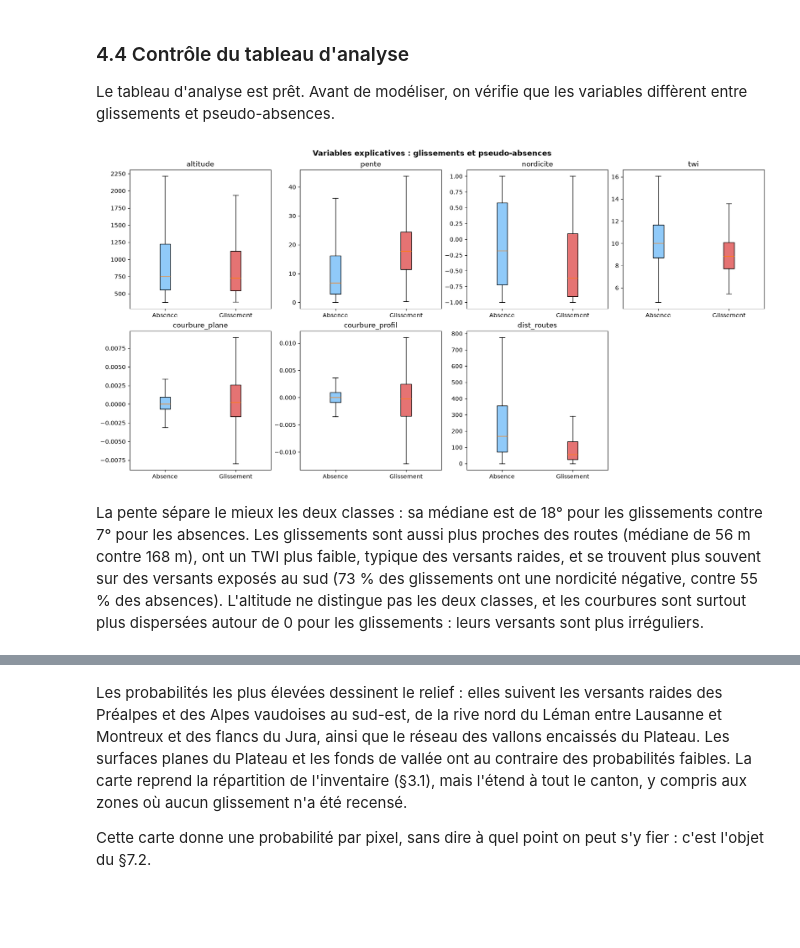
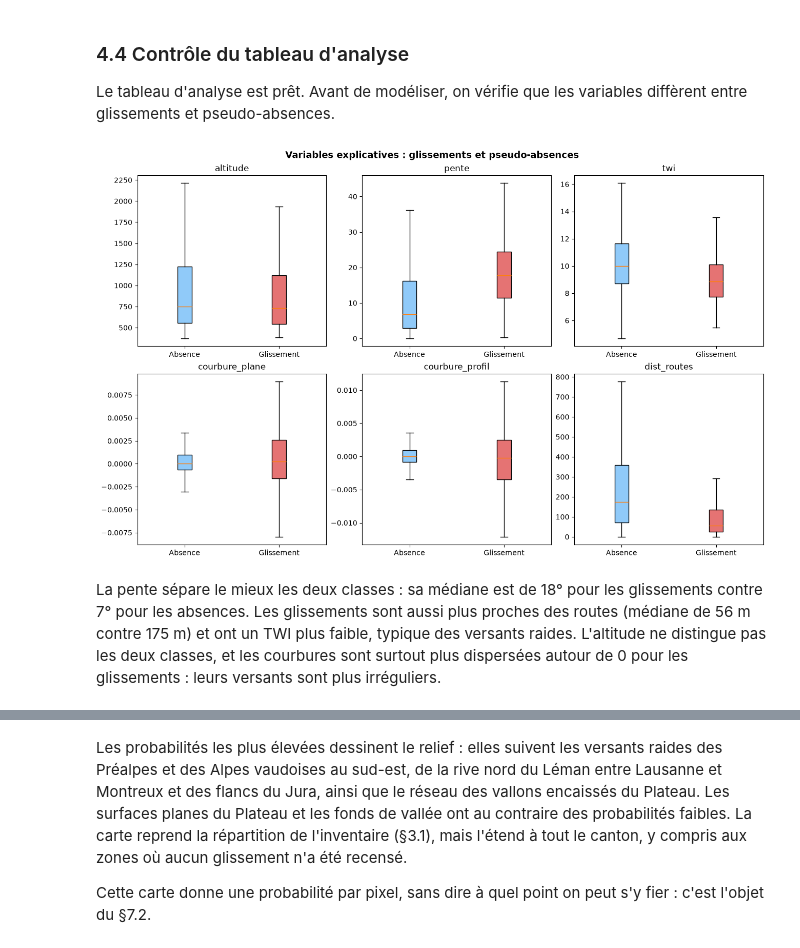
Before and after one commit to TidianeLuyet/2026_Geoinformatique_II, a Jupyter notebook: tps/python/project_example_landslides.ipynb, the cells around one changed output, grey strips where cells are left out. Saved outputs shown, nothing was run; the diff lists cells and outputs as text; code cells hidden in the pictures; blank space fills up the shorter version.

```diff
--- a/tps/python/project_example_landslides.ipynb
+++ b/tps/python/project_example_landslides.ipynb
@@ -270,30 +269,13 @@ On lit les six rasters sources, qui partagent la même grille (§2.2), en rempla
 # %%
-VARIABLES = ['altitude', 'pente', 'nordicite', 'twi', 'courbure_plane', 'courbure_profil', 'dist_routes']
+VARIABLES = ['altitude', 'pente', 'twi', 'courbure_plane', 'courbure_profil', 'dist_routes']   # les 6 variables explicatives
 
 with rasterio.open(PROJET / RASTERS['altitude']) as src:
     grille = src.profile   # grille commune des rasters sources (§2.2) : SCR, emprise, résolution
 
-# Lecture des rasters sources, NoData → NaN
+# Lecture des rasters sources : masked=True masque les pixels NoData, .filled(np.nan) les remplace par NaN
 variables = {}
 for nom, fichier in RASTERS.items():
     with rasterio.open(PROJET / fichier) as src:
         variables[nom] = src.read(1, masked=True).astype('float32').filled(np.nan)
-avec_mnt = np.isfinite(variables['altitude']).sum()
 variables['courbure_plane'] /= 100    # les courbures avaient été multipliées par 100 dans ArcGIS
 variables['courbure_profil'] /= 100
-
-# Nordicité = cosinus de l'exposition, à partir du gradient du MNT (0 sur terrain plat)
-dz_ligne, dz_colonne = np.gradient(variables['altitude'])   # variation d'altitude vers le sud et vers l'est
-norme = np.hypot(dz_ligne, dz_colonne)
-with np.errstate(invalid='ignore', divide='ignore'):
-    variables['nordicite'] = dz_ligne / norme
-variables['nordicite'][norme == 0] = 0
-
-# Pixels retenus : dans le domaine d'étude, hors glaciers et plans d'eau (classe 62), avec toutes les variables
-with rasterio.open(PROJET / OCCUPATION_SOL) as src:
-    glaciers_et_eaux = src.read(1) == 62
-dans_domaine = geometry_mask(domaine.geometry, out_shape=norme.shape, transform=grille['transform'], invert=True)
-valide = dans_domaine & ~glaciers_et_eaux & np.all([np.isfinite(variables[nom]) for nom in VARIABLES], axis=0)
-for nom in VARIABLES:
-    variables[nom][~valide] = np.nan
-print(f"Pixels retenus : {valide.sum():,} sur {avec_mnt:,} pixels avec une altitude ({valide.sum() / 100:,.0f} km²)")
@@ -316,20 +314,18 @@ On lit, pour chaque point, la valeur des 7 variables dans le pixel où il tombe
 # %%
-# Ligne et colonne du pixel où tombe chaque point, puis valeur de chaque variable dans ce pixel
-lignes, colonnes = rowcol(grille['transform'], glissements.geometry.x.values, glissements.geometry.y.values)
-lignes, colonnes = np.asarray(lignes), np.asarray(colonnes)
-valeurs = pd.DataFrame({nom: variables[nom][lignes, colonnes] for nom in VARIABLES})
+# Coordonnées (x, y) de chaque point, puis valeur des 6 bandes du GeoTIFF compilé dans le pixel où il tombe
+coordonnees = list(zip(glissements.geometry.x, glissements.geometry.y))
+with rasterio.open(RASTER_VARIABLES) as src:
+    valeurs = pd.DataFrame(list(src.sample(coordonnees)), columns=VARIABLES)   # une ligne par point, une colonne par bande
 
-garder = valeurs.notna().all(axis=1).values
+garder = valeurs.notna().all(axis=1).values   # points dont le pixel a été retenu au §4.2
 df = valeurs[garder].reset_index(drop=True)
 df['label'] = glissements['LS'].values[garder]
 points = glissements[garder].reset_index(drop=True)
-pixel = pd.Series(list(zip(lignes[garder], colonnes[garder])))   # pixel de chaque point retenu
 
 X = df[VARIABLES].values   # variables explicatives
 y = df['label'].values     # variable à expliquer
 
 print(f"Tableau d'analyse : {len(df)} points ({(y == 1).sum()} glissements, "
       f"{(y == 0).sum()} pseudo-absences) ; {(~garder).sum()} points écartés")
-print(f"Les {(y == 1).sum()} glissements tombent dans {pixel[y == 1].nunique()} pixels distincts")
 df.head()
 # %% [output]
@@ -348,20 +343,19 @@ Plusieurs glissements voisins tombent parfois dans le même pixel de 100 m : ils
 
 Le tableau d'analyse est prêt. Avant de modéliser, on vérifie que les variables diffèrent entre glissements et pseudo-absences.
 # %%
-fig, axes = plt.subplots(2, 4, figsize=(16, 8), layout='constrained')
+fig, axes = plt.subplots(2, 3, figsize=(13, 8), layout='constrained')
 for ax, col in zip(axes.ravel(), VARIABLES):
     boites = ax.boxplot([df.loc[df['label'] == 0, col], df.loc[df['label'] == 1, col]],
                         tick_labels=['Absence', 'Glissement'], patch_artist=True, showfliers=False)
     for boite, couleur in zip(boites['boxes'], ['#90caf9', '#e57373']):
         boite.set_facecolor(couleur)
     ax.set_title(col)
-axes.ravel()[-1].set_axis_off()
 fig.suptitle('Variables explicatives : glissements et pseudo-absences', fontsize=13, fontweight='bold')
 plt.show()
 # %% [output]
-[figure, old version]
+[figure, new version]
 # %% [markdown]
-La pente sépare le mieux les deux classes : sa médiane est de 18° pour les glissements contre 7° pour les absences. Les glissements sont aussi plus proches des routes (médiane de 56 m contre 168 m), ont un TWI plus faible, typique des versants raides, et se trouvent plus souvent sur des versants exposés au sud (73 % des glissements ont une nordicité négative, contre 55 % des absences). L'altitude ne distingue pas les deux classes, et les courbures sont surtout plus dispersées autour de 0 pour les glissements : leurs versants sont plus irréguliers.
+La pente sépare le mieux les deux classes : sa médiane est de 18° pour les glissements contre 7° pour les absences. Les glissements sont aussi plus proches des routes (médiane de 56 m contre 175 m) et ont un TWI plus faible, typique des versants raides. L'altitude ne distingue pas les deux classes, et les courbures sont surtout plus dispersées autour de 0 pour les glissements : leurs versants sont plus irréguliers.
 # %% [markdown]
 ---
 ## 5. Modélisation : ajustement, évaluation et choix du modèle
```
Also changed, not shown: parts of 58 cells of this notebook, 1 other file.
